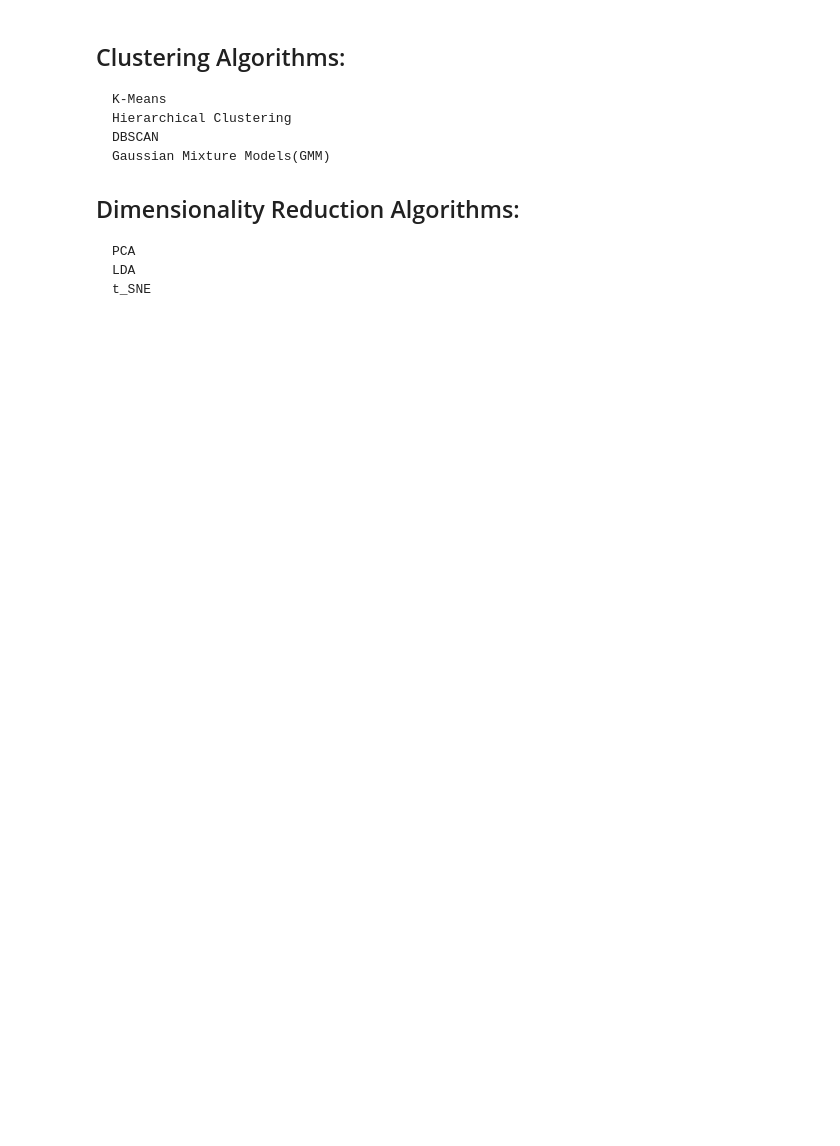
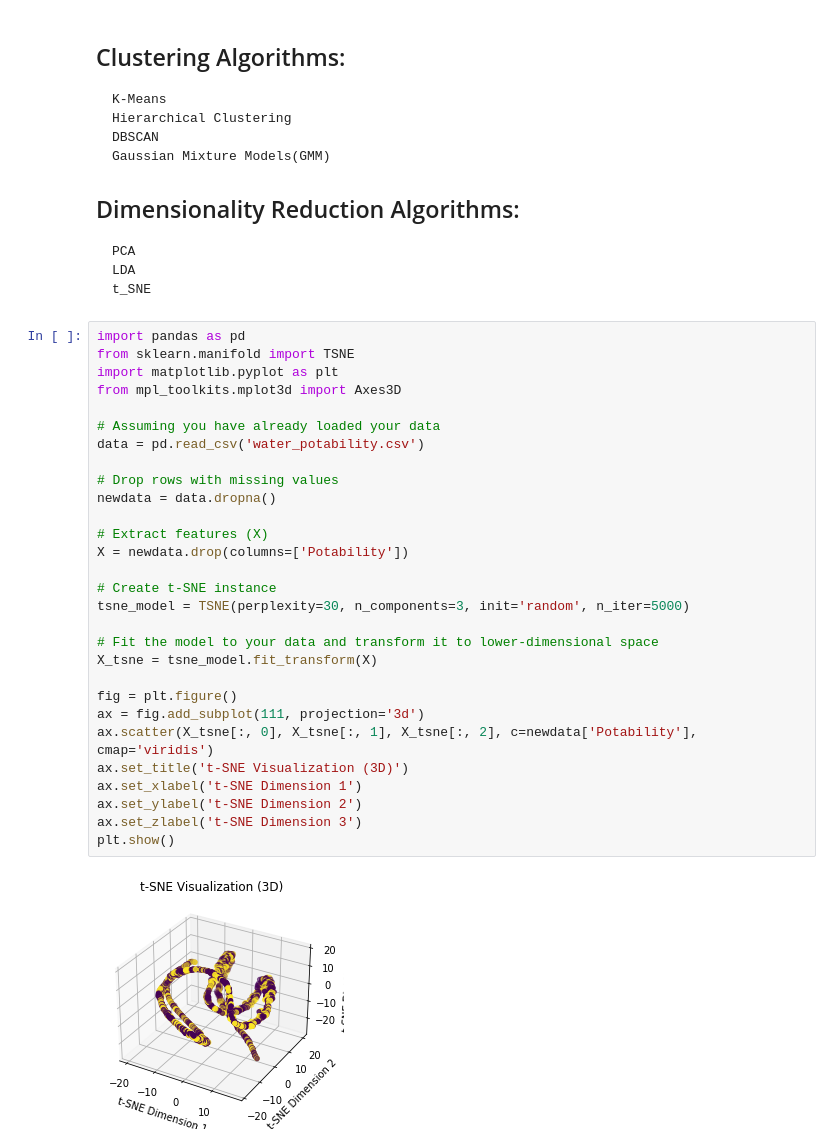
Before and after one commit to Zyyy0/Unsupervised-Learning, a Jupyter notebook: Unsupervised Learning.ipynb, the cells around one changed output. Drawn from its saved outputs; the diff is of its cells as text; blank space fills up the shorter version.

```diff
--- a/Unsupervised Learning.ipynb
+++ b/Unsupervised Learning.ipynb
@@ -142,3 +139,34 @@ plt.show()
     PCA
     LDA
     t_SNE
+# %%
+import pandas as pd
+from sklearn.manifold import TSNE
+import matplotlib.pyplot as plt
+from mpl_toolkits.mplot3d import Axes3D
+
+# Assuming you have already loaded your data
+data = pd.read_csv('water_potability.csv')
+
+# Drop rows with missing values
+newdata = data.dropna()
+
+# Extract features (X)
+X = newdata.drop(columns=['Potability'])
+
+# Create t-SNE instance
+tsne_model = TSNE(perplexity=30, n_components=3, init='random', n_iter=5000)
+
+# Fit the model to your data and transform it to lower-dimensional space
+X_tsne = tsne_model.fit_transform(X)
+
+fig = plt.figure()
+ax = fig.add_subplot(111, projection='3d')
+ax.scatter(X_tsne[:, 0], X_tsne[:, 1], X_tsne[:, 2], c=newdata['Potability'], cmap='viridis')
+ax.set_title('t-SNE Visualization (3D)')
+ax.set_xlabel('t-SNE Dimension 1')
+ax.set_ylabel('t-SNE Dimension 2')
+ax.set_zlabel('t-SNE Dimension 3')
+plt.show()
+# %% [output]
+[figure, added]
```
Also changed, not shown: parts of 4 cells of this notebook.
